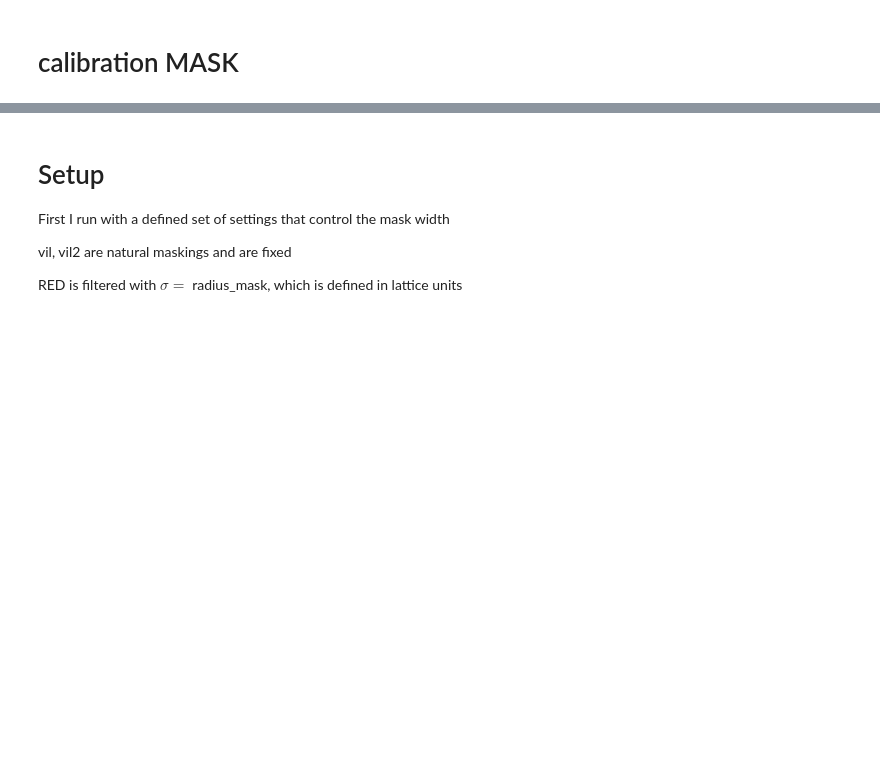
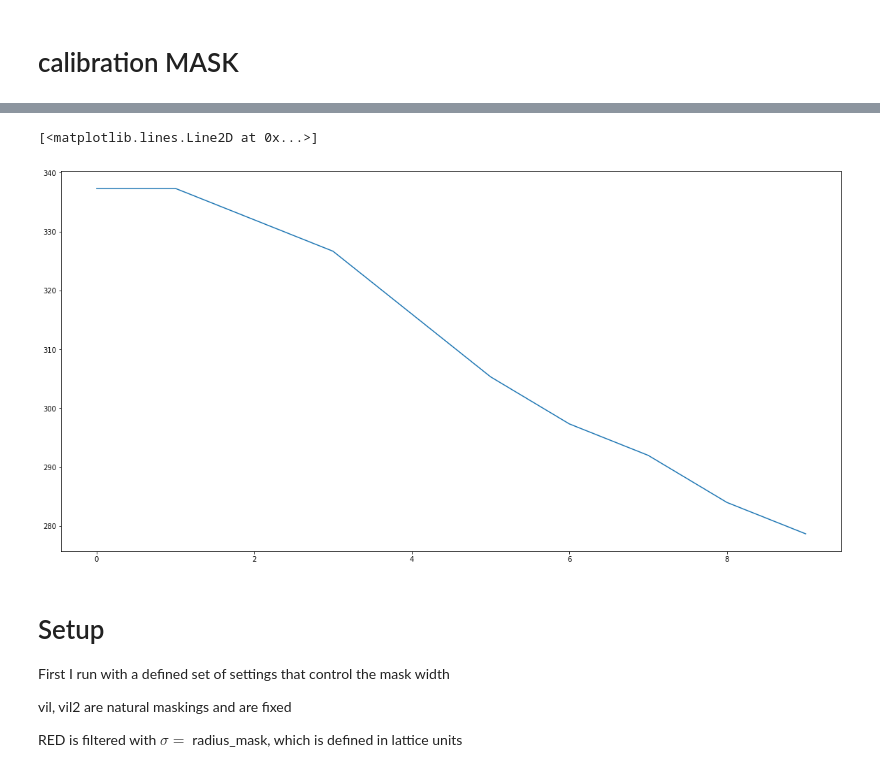
Before and after one commit to veintemillas/jaxions, a Jupyter notebook: scripts/jobs/maskcalib/calimask.ipynb, the cells around one changed output, grey strips where cells are left out. Saved outputs shown, nothing was run; the diff lists cells and outputs as text; code cells hidden in the pictures; blank space fills up the shorter version.

```diff
--- a/scripts/jobs/maskcalib/Untitled.ipynb
+++ b/scripts/jobs/maskcalib/calimask.ipynb
@@ -18,3 +18,8 @@ f[-1]
+# %%
+plt.plot(pa.gml(f,'stringN')*2/3)
+# %% [output]
+[<matplotlib.lines.Line2D at 0x...>]
+[figure, added]
 # %% [markdown]
 # Setup
 First I run with a defined set of settings that control the mask width
```
Also changed, not shown: parts of 12 cells of this notebook, 13 other files.
